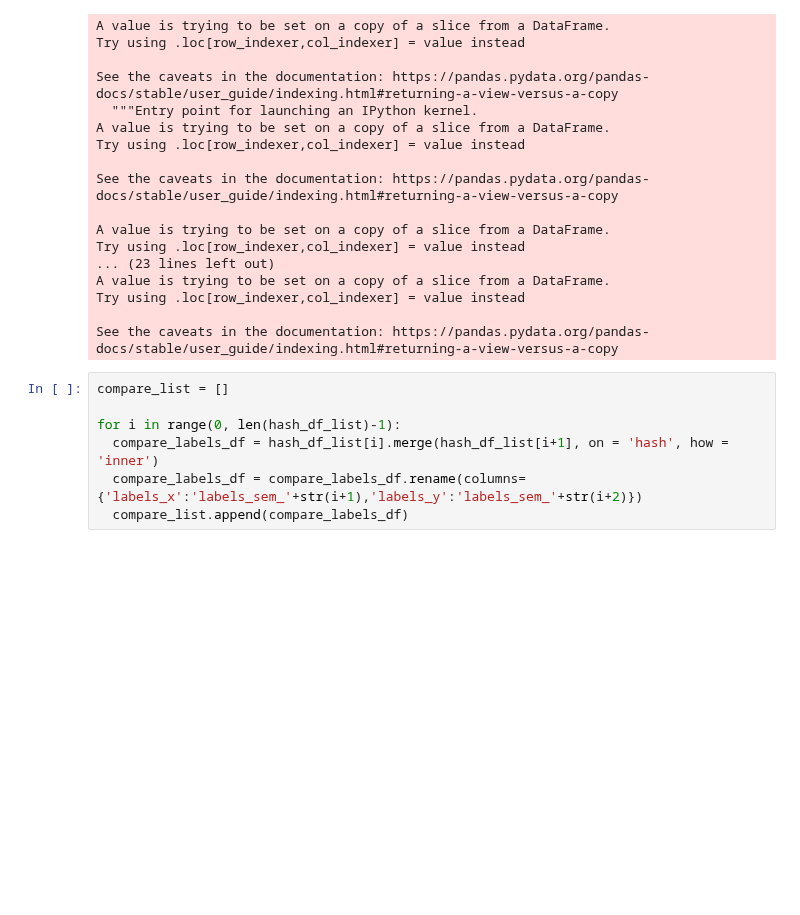
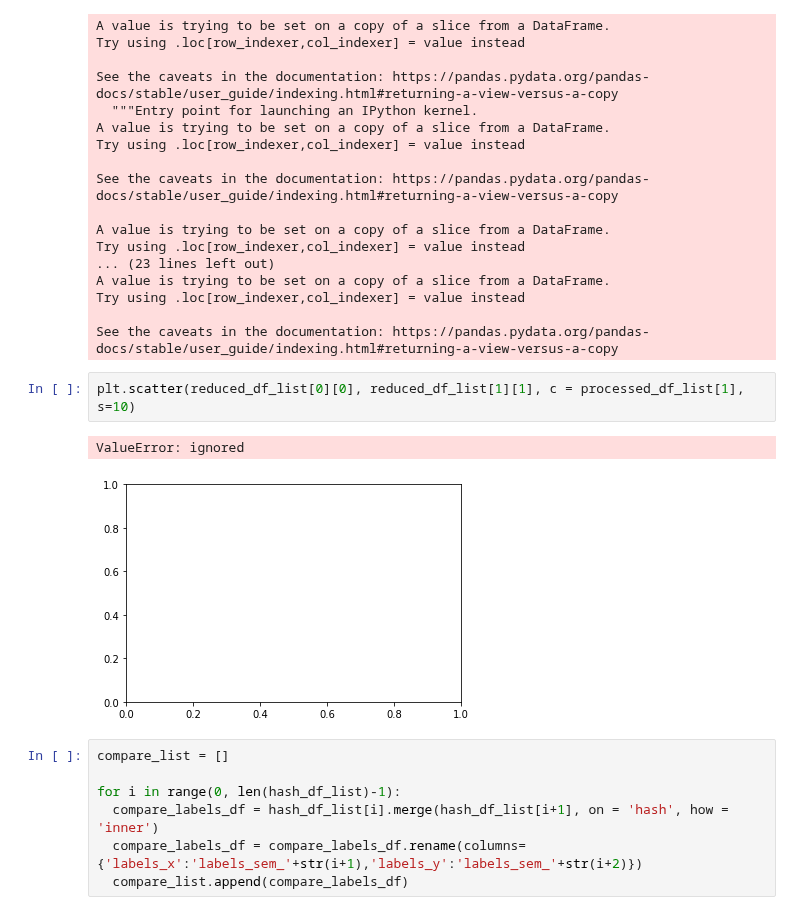
Before and after one commit to Maksimka9/clustering, a Jupyter notebook: main.ipynb, the cells around one changed output. Cells and saved outputs as stored; diff of their text form; blank space fills up the shorter version.

```diff
--- a/main.ipynb
+++ b/main.ipynb
@@ -316,6 +312,11 @@ A value is trying to be set on a copy of a slice from a DataFrame.
 Try using .loc[row_indexer,col_indexer] = value instead
 
 See the caveats in the documentation: https://pandas.pydata.org/pandas-docs/stable/user_guide/indexing.html#returning-a-view-versus-a-copy
+# %%
+plt.scatter(reduced_df_list[0][0], reduced_df_list[1][1], c = processed_df_list[1], s=10)
+# %% [output]
+ValueError: ignored
+[figure, added]
 # %%
 compare_list = []
 
```
Also changed, not shown: parts of 6 cells of this notebook.
